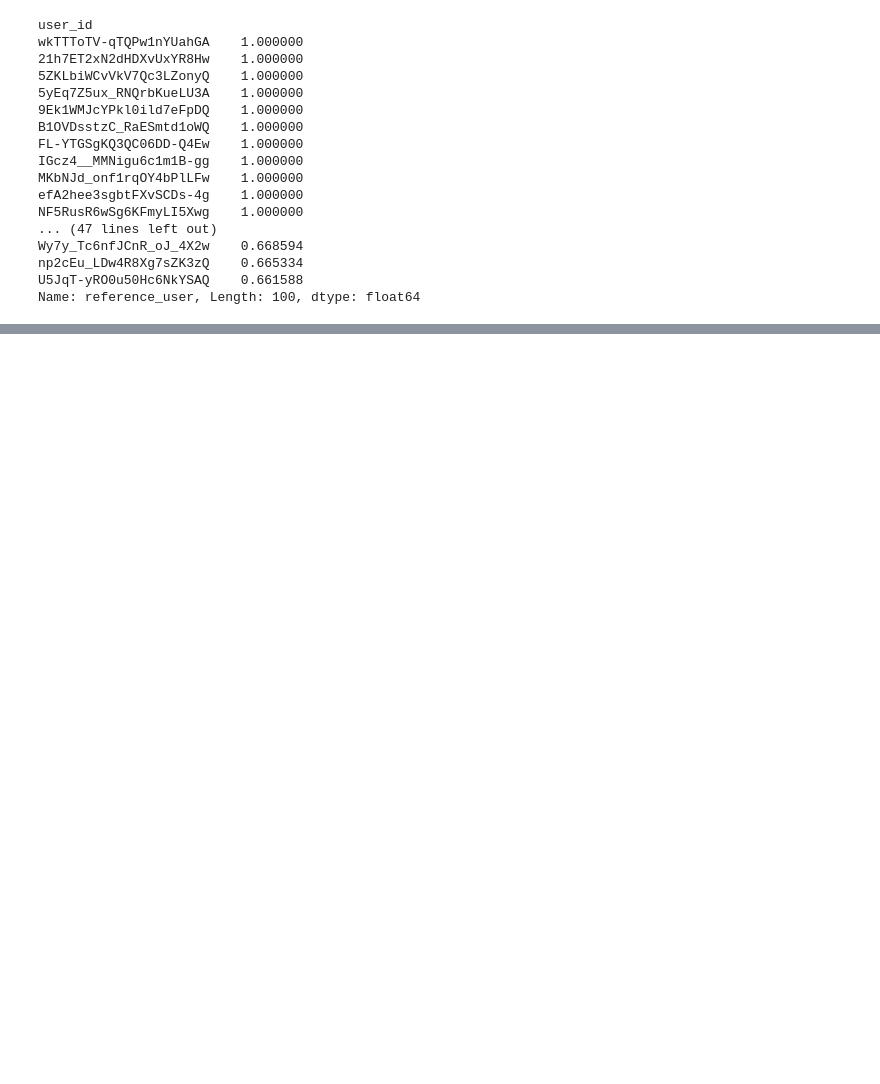
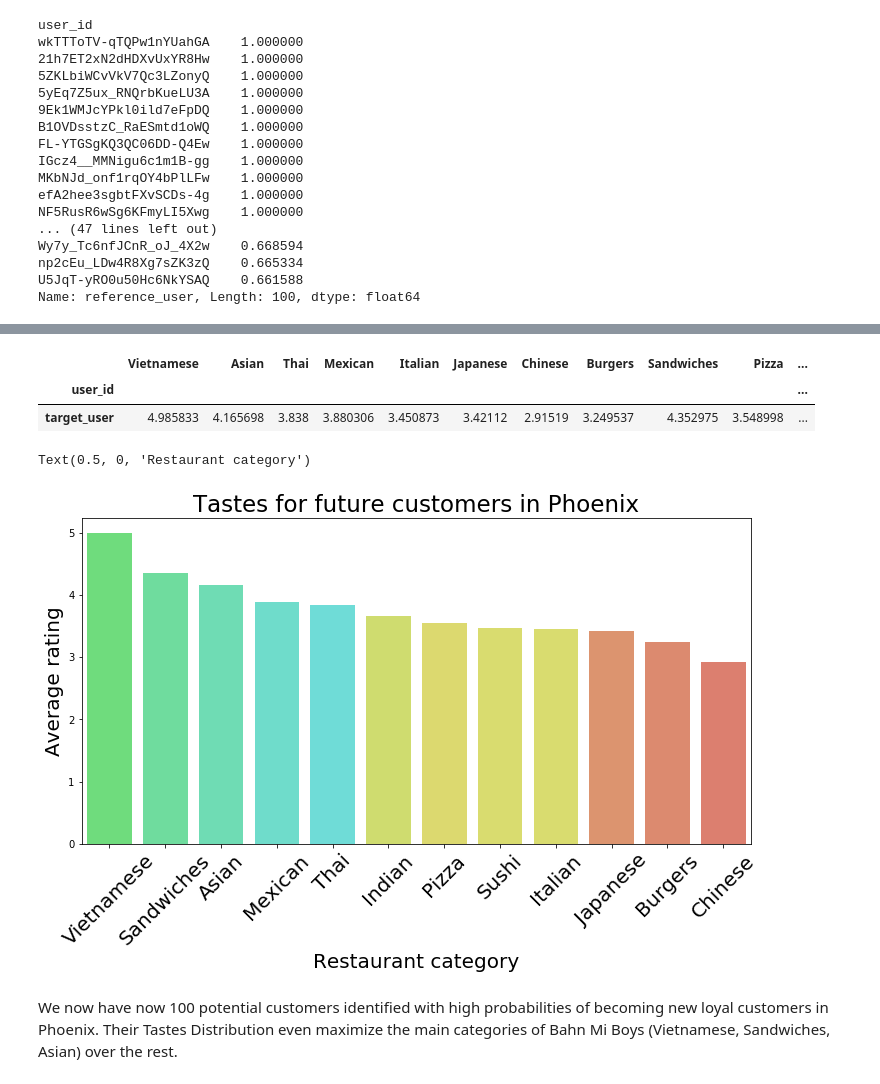
Before and after one commit to hecmesge/ABA2020, a Jupyter notebook: Recommender_users_phoenix.ipynb, the cells around one changed output, grey strips where cells are left out. Cells and saved outputs as stored; diff of their text form; code cells hidden in the pictures; blank space fills up the shorter version.

```diff
--- a/Recommender_users_phoenix.ipynb
+++ b/Recommender_users_phoenix.ipynb
@@ -278,0 +270,3 @@ future_customers.to_csv('future_customers.csv')
+# %%
+userf=future_customers.groupby('user_id').agg(agregate)
+userf.head()
@@ -278,0 +281,5 @@ future_customers.to_csv('future_customers.csv')
+# %%
+future_user=[]
+for cat in categories:
+    future_user.append(np.nanmean(userf[cat].to_list()))
+future_user
@@ -278,0 +299,26 @@ future_customers.to_csv('future_customers.csv')
+# %%
+pd_series_t = pd.Series(future_user, index = users_phoenix.columns)
+pd_series_t.name='target_user'
+users_phoenix_future = future_customers.append(pd_series_t)
+# %%
+users_phoenix_future[users_phoenix_future.index=='target_user']
+# %% [output]
+|  | Vietnamese | Asian | Thai | Mexican | Italian | Japanese | Chinese | Burgers | Sandwiches | Pizza | ... |
+| user_id |  |  |  |  |  |  |  |  |  |  | ... |
+| target_user | 4.985833 | 4.165698 | 3.838 | 3.880306 | 3.450873 | 3.42112 | 2.91519 | 3.249537 | 4.352975 | 3.548998 | ... |
+# %%
+x=users_phoenix_future[users_phoenix_future.index=='target_user'].T.sort_values(by='target_user',ascending=False)
+colors_good = ['#34eb4c', '#34eb83', '#34eba8', '#34ebcd', '#34ebe2', '#d6eb34', '#ebe534','#e5eb34','#e5eb34', '#eb7134','#eb6234', '#eb4f34']
+plt.figure(figsize=(12,6))
+
+ax = sns.barplot(x.index, x.target_user, alpha=0.8, palette=colors_good)
+plt.title("Tastes for future customers in Phoenix", fontsize=23)
+locs, labels = plt.xticks()
+plt.setp(labels, rotation=45,fontsize=20)
+plt.ylabel('Average rating', fontsize=20)
+plt.xlabel('Restaurant category', fontsize=20)
+# %% [output]
+Text(0.5, 0, 'Restaurant category')
+[figure, added]
+# %% [markdown]
+We now have now 100 potential customers identified with high probabilities of becoming new loyal customers in Phoenix. Their Tastes Distribution even maximize the main categories of Bahn Mi Boys (Vietnamese, Sandwiches, Asian) over the rest.
```
Also changed, not shown: parts of 24 cells of this notebook.
